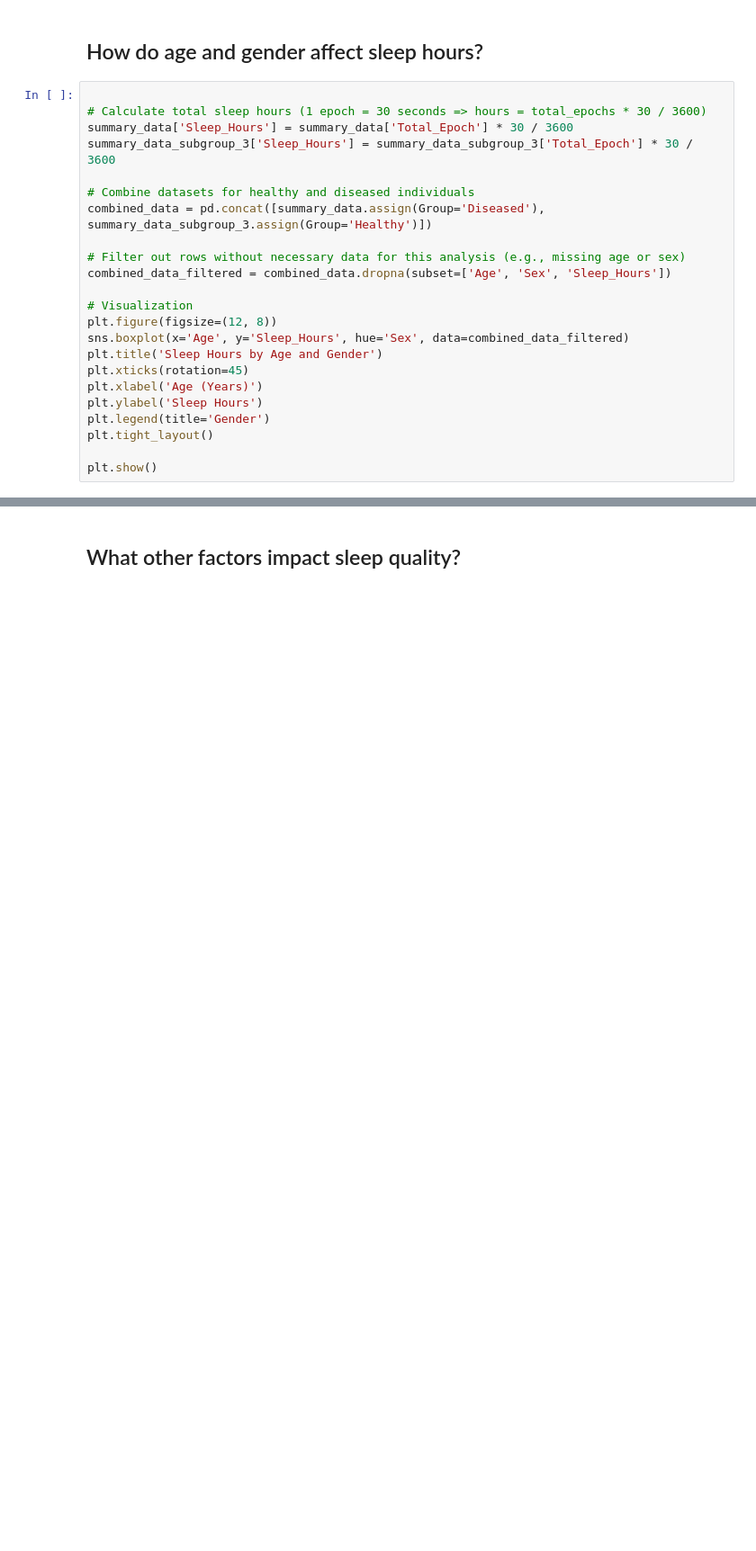
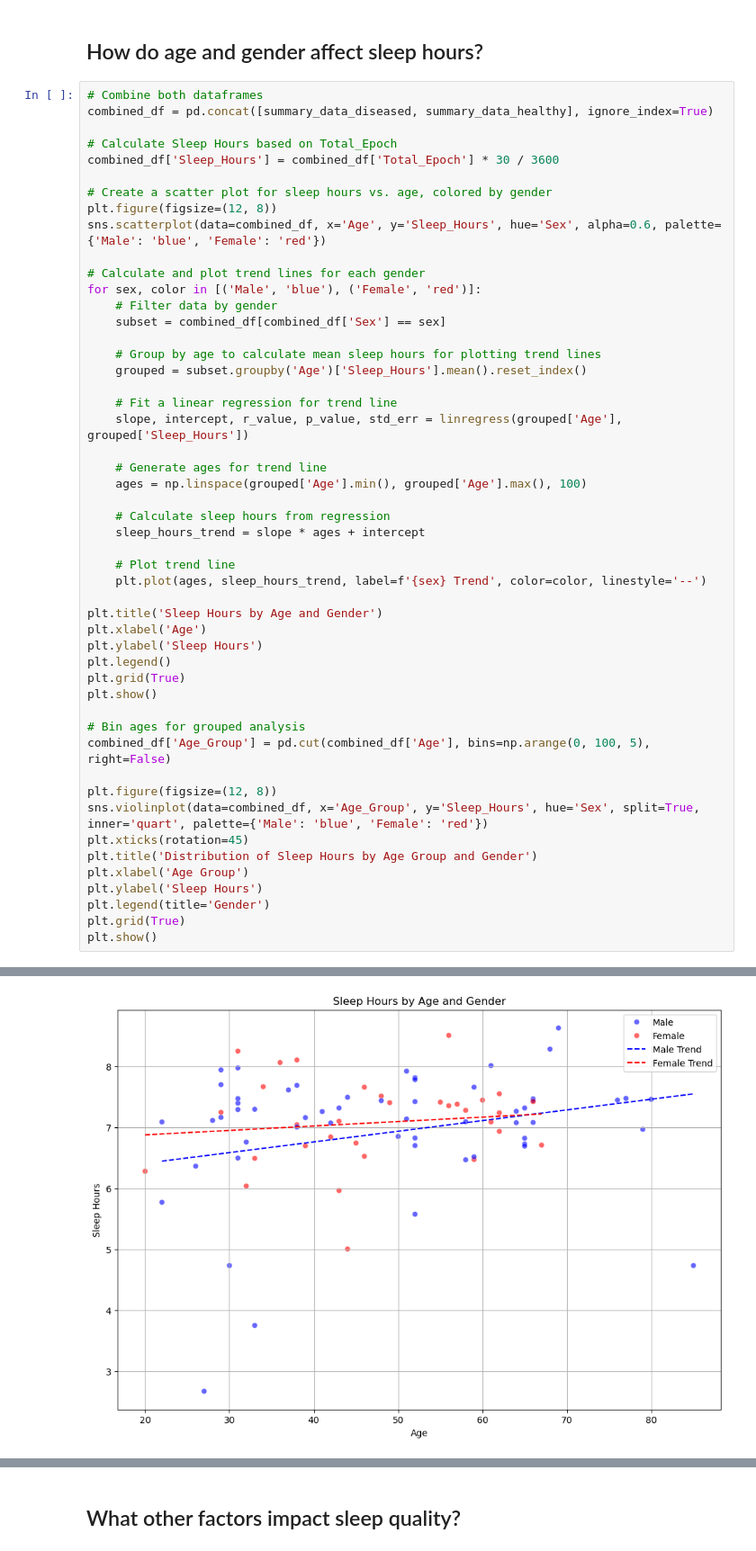
Before and after one commit to josh314151/DATA-601-602-G15, a Jupyter notebook: project_report.ipynb, the cells around one changed output, grey strips where cells are left out. Shown at 90% size. Cells and saved outputs as stored; diff of their text form; blank space fills up the shorter version.

Commit message:
+ images and first guiding q

```diff
--- a/project_report.ipynb
+++ b/project_report.ipynb
@@ -330,26 +331,53 @@ dtype: object
 # %% [markdown]
 ## How do age and gender affect sleep hours?
 # %%
+# Combine both dataframes
+combined_df = pd.concat([summary_data_diseased, summary_data_healthy], ignore_index=True)
 
-# Calculate total sleep hours (1 epoch = 30 seconds => hours = total_epochs * 30 / 3600)
-summary_data['Sleep_Hours'] = summary_data['Total_Epoch'] * 30 / 3600
-summary_data_subgroup_3['Sleep_Hours'] = summary_data_subgroup_3['Total_Epoch'] * 30 / 3600
+# Calculate Sleep Hours based on Total_Epoch
+combined_df['Sleep_Hours'] = combined_df['Total_Epoch'] * 30 / 3600
 
-# Combine datasets for healthy and diseased individuals
-combined_data = pd.concat([summary_data.assign(Group='Diseased'), summary_data_subgroup_3.assign(Group='Healthy')])
+# Create a scatter plot for sleep hours vs. age, colored by gender
+plt.figure(figsize=(12, 8))
+sns.scatterplot(data=combined_df, x='Age', y='Sleep_Hours', hue='Sex', alpha=0.6, palette={'Male': 'blue', 'Female': 'red'})
 
-# Filter out rows without necessary data for this analysis (e.g., missing age or sex)
-combined_data_filtered = combined_data.dropna(subset=['Age', 'Sex', 'Sleep_Hours'])
+# Calculate and plot trend lines for each gender
+for sex, color in [('Male', 'blue'), ('Female', 'red')]:
+    # Filter data by gender
+    subset = combined_df[combined_df['Sex'] == sex]
 
-# Visualization
+    # Group by age to calculate mean sleep hours for plotting trend lines
+    grouped = subset.groupby('Age')['Sleep_Hours'].mean().reset_index()
+
+    # Fit a linear regression for trend line
+    slope, intercept, r_value, p_value, std_err = linregress(grouped['Age'], grouped['Sleep_Hours'])
+
+    # Generate ages for trend line
+    ages = np.linspace(grouped['Age'].min(), grouped['Age'].max(), 100)
+
+    # Calculate sleep hours from regression
+    sleep_hours_trend = slope * ages + intercept
+
+    # Plot trend line
+    plt.plot(ages, sleep_hours_trend, label=f'{sex} Trend', color=color, linestyle='--')
+
+plt.title('Sleep Hours by Age and Gender')
+plt.xlabel('Age')
+plt.ylabel('Sleep Hours')
+plt.legend()
+plt.grid(True)
+plt.show()
+
+# Bin ages for grouped analysis
+combined_df['Age_Group'] = pd.cut(combined_df['Age'], bins=np.arange(0, 100, 5), right=False)
+
 plt.figure(figsize=(12, 8))
-sns.boxplot(x='Age', y='Sleep_Hours', hue='Sex', data=combined_data_filtered)
-plt.title('Sleep Hours by Age and Gender')
+sns.violinplot(data=combined_df, x='Age_Group', y='Sleep_Hours', hue='Sex', split=True, inner='quart', palette={'Male': 'blue', 'Female': 'red'})
 plt.xticks(rotation=45)
-plt.xlabel('Age (Years)')
+plt.title('Distribution of Sleep Hours by Age Group and Gender')
+plt.xlabel('Age Group')
 plt.ylabel('Sleep Hours')
 plt.legend(title='Gender')
-plt.tight_layout()
-
+plt.grid(True)
 plt.show()
 # %% [output]
@@ -356,0 +384 @@ NameError: name 'summary_data' is not defined
+[figure, added]
```
Also changed, not shown: parts of 4 cells of this notebook, 2 other files.
